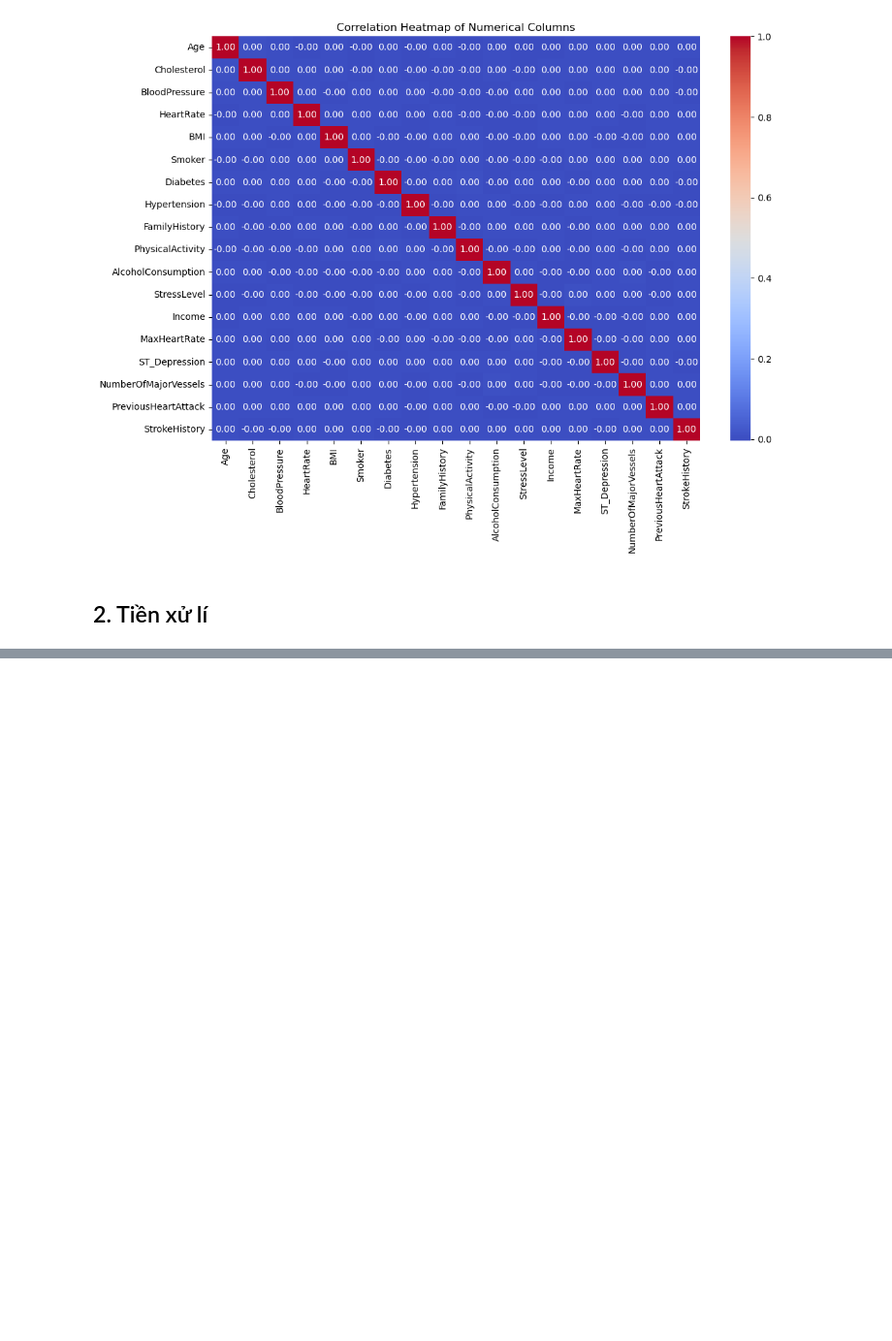
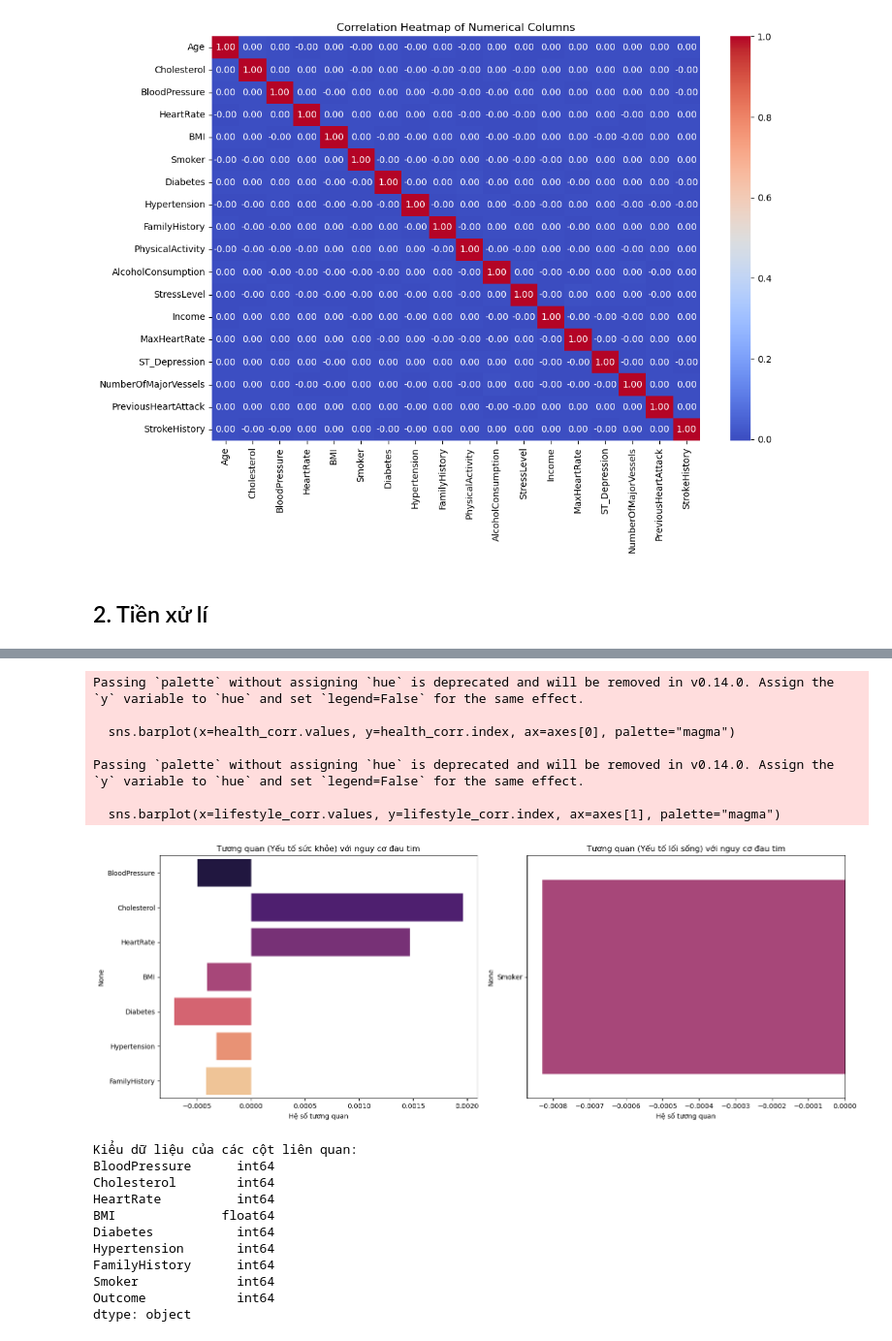
Before and after one commit to AnhQuan58/Truc_Quan_Hoa, a Jupyter notebook: nhom9.ipynb, the cells around one changed output, grey strips where cells are left out. Shown at 97% size. Drawn from its saved outputs; the diff is of its cells as text; code cells hidden in the pictures; blank space fills up the shorter version.

```diff
--- a/nhom9.ipynb
+++ b/nhom9.ipynb
@@ -257,0 +353,69 @@ plt.show()
+# %%
+health_factors = ['BloodPressure', 'Cholesterol', 'HeartRate', 'BMI', 'Diabetes', 'Hypertension', 'FamilyHistory']
+lifestyle_factors = ['Smoker']
+
+# Nếu bạn đã có df_corr từ bước tiền xử lý trước đó (và đã đảm bảo các cột đó ở dạng số),
+# đoạn code trực quan hoá sau đây sẽ tính hệ số tương quan cho từng nhóm.
+health_corr = df_corr[health_factors + [target_column]].corr()[target_column].drop(target_column)
+lifestyle_corr = df_corr[lifestyle_factors + [target_column]].corr()[target_column].drop(target_column)
+
+fig, axes = plt.subplots(1, 2, figsize=(16, 6))
+sns.barplot(x=health_corr.values, y=health_corr.index, ax=axes[0], palette="magma")
+axes[0].set_title('Tương quan (Yếu tố sức khỏe) với nguy cơ đau tim')
+axes[0].set_xlabel('Hệ số tương quan')
+
+sns.barplot(x=lifestyle_corr.values, y=lifestyle_corr.index, ax=axes[1], palette="magma")
+axes[1].set_title('Tương quan (Yếu tố lối sống) với nguy cơ đau tim')
+axes[1].set_xlabel('Hệ số tương quan')
+plt.tight_layout()
+plt.show()
+
+# --------------------------
+# Phần chỉnh sửa trước khi tính toán ma trận tương quan
+# --------------------------
+# Tạo bản sao của df để tính toán tương quan
+df_corr = df.copy()
+
+# Nếu cột mục tiêu đang ở dạng object, chuyển sang số (sử dụng LabelEncoder)
+if df_corr[target_column].dtype == 'object':
+    df_corr[target_column] = LabelEncoder().fit_transform(df_corr[target_column])
+
+# Danh sách các cột sẽ dùng cho ma trận tương quan
+selected_features = health_factors + lifestyle_factors + [target_column]
+
+# Ép các cột này về kiểu số (nếu chưa) bằng pd.to_numeric; nếu giá trị không hợp lệ, chuyển thành NaN
+for col in selected_features:
+    df_corr[col] = pd.to_numeric(df_corr[col], errors='coerce')
+
+# Kiểm tra lại kiểu dữ liệu của các cột liên quan
+print("Kiểu dữ liệu của các cột liên quan:")
+print(df_corr[selected_features].dtypes)
+
+# --------------------------
+# Tính ma trận tương quan và vẽ heatmap
+# --------------------------
+corr_matrix = df_corr[selected_features].corr()
+plt.figure(figsize=(8, 6))
+sns.heatmap(corr_matrix, annot=True, cmap='coolwarm', fmt='.2f')
+plt.title('Ma trận tương quan giữa các yếu tố và nguy cơ đau tim')
+plt.show()
+# %% [output]
+Passing `palette` without assigning `hue` is deprecated and will be removed in v0.14.0. Assign the `y` variable to `hue` and set `legend=False` for the same effect.
+
+  sns.barplot(x=health_corr.values, y=health_corr.index, ax=axes[0], palette="magma")
+
+Passing `palette` without assigning `hue` is deprecated and will be removed in v0.14.0. Assign the `y` variable to `hue` and set `legend=False` for the same effect.
+
+  sns.barplot(x=lifestyle_corr.values, y=lifestyle_corr.index, ax=axes[1], palette="magma")
+[figure, added]
+Kiểu dữ liệu của các cột liên quan:
+BloodPressure      int64
+Cholesterol        int64
+HeartRate          int64
+BMI              float64
+Diabetes           int64
+Hypertension       int64
+FamilyHistory      int64
+Smoker             int64
+Outcome            int64
+dtype: object
```
Also changed, not shown: parts of 10 cells of this notebook, 1 other file.
